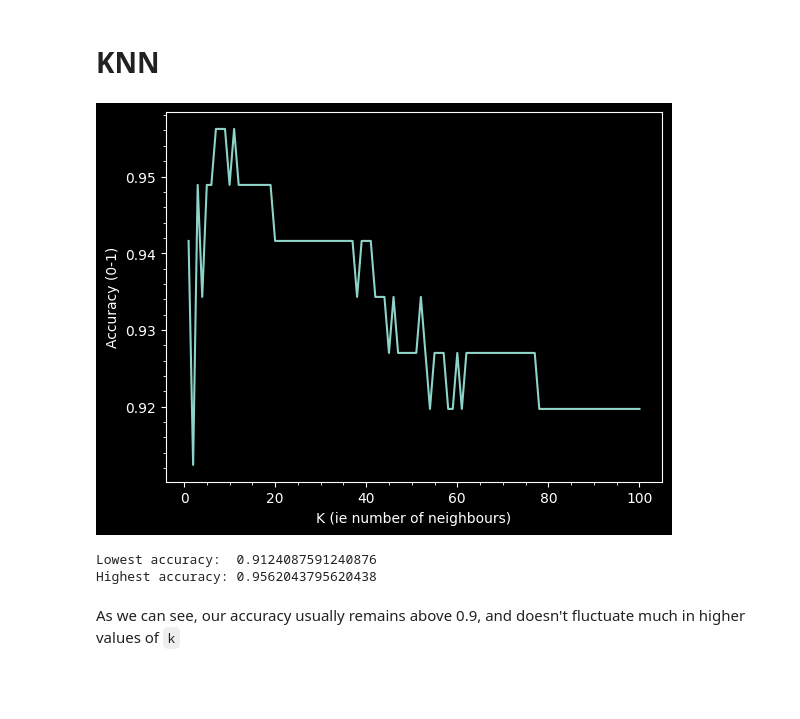
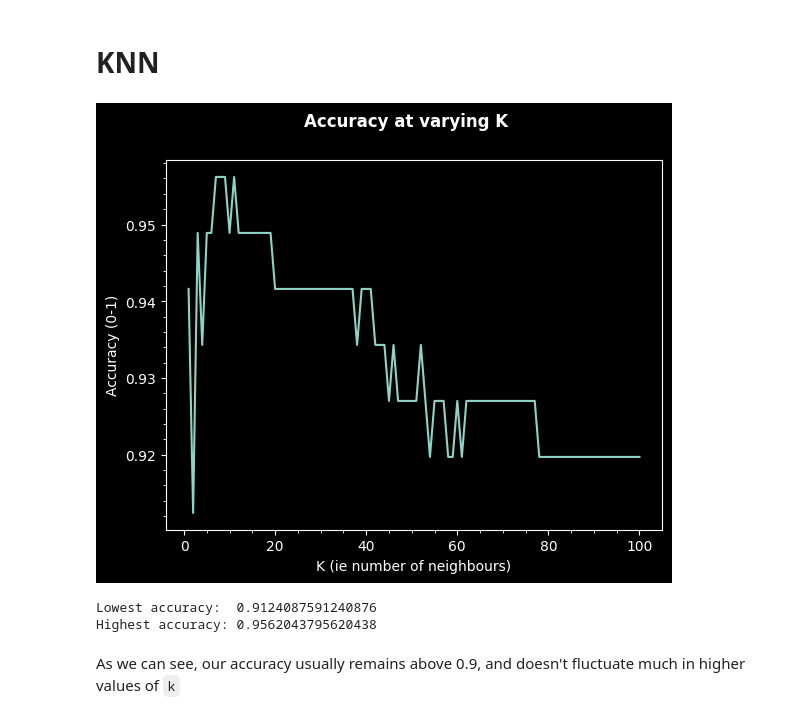
Before and after one commit to msr8/classification-project, a Jupyter notebook: main.ipynb, the cells around one changed output. Cells and saved outputs as stored; diff of their text form; code cells hidden in the pictures; blank space fills up the shorter version.

Commit message:
added title in plots

```diff
--- a/main.ipynb
+++ b/main.ipynb
@@ -105,28 +105,29 @@ x_train, x_test, y_train, y_test = train_test_split(x, y, test_size=TEST_SIZE, r
 # %%
 accuracies = {}
 
 for k in range(*KS):
     # Creating a KNN classifier
     knn_model = KNeighborsClassifier(n_neighbors=k)
     # Training the classifier
     knn_model.fit(x_train, y_train)
     # Making predictions
     y_pred = knn_model.predict(x_test)
     # Calculating accuracy
     accuracy = accuracy_score(y_test, y_pred)
     # Storing it in our dict
     accuracies[k] = accuracy
 
 # Plotting our findings and displaying them
+plt.suptitle('Accuracy at varying K')
 plt.xlabel('K (ie number of neighbours)')
 plt.ylabel('Accuracy (0-1)')
 plt.plot(accuracies.keys(), accuracies.values())
 plt.savefig('assets/knn.png')
 plt.show()
 # Displaying lowest and highest accuracy
 print(f'Lowest accuracy:  {min(accuracies.values())}\nHighest accuracy: {max(accuracies.values())}')
 # %% [output]
-[figure, old version]
+[figure, new version]
 Lowest accuracy:  0.9124087591240876
 Highest accuracy: 0.9562043795620438
 # %% [markdown]
```
Also changed, not shown: parts of 2 cells of this notebook, 7 other files.
